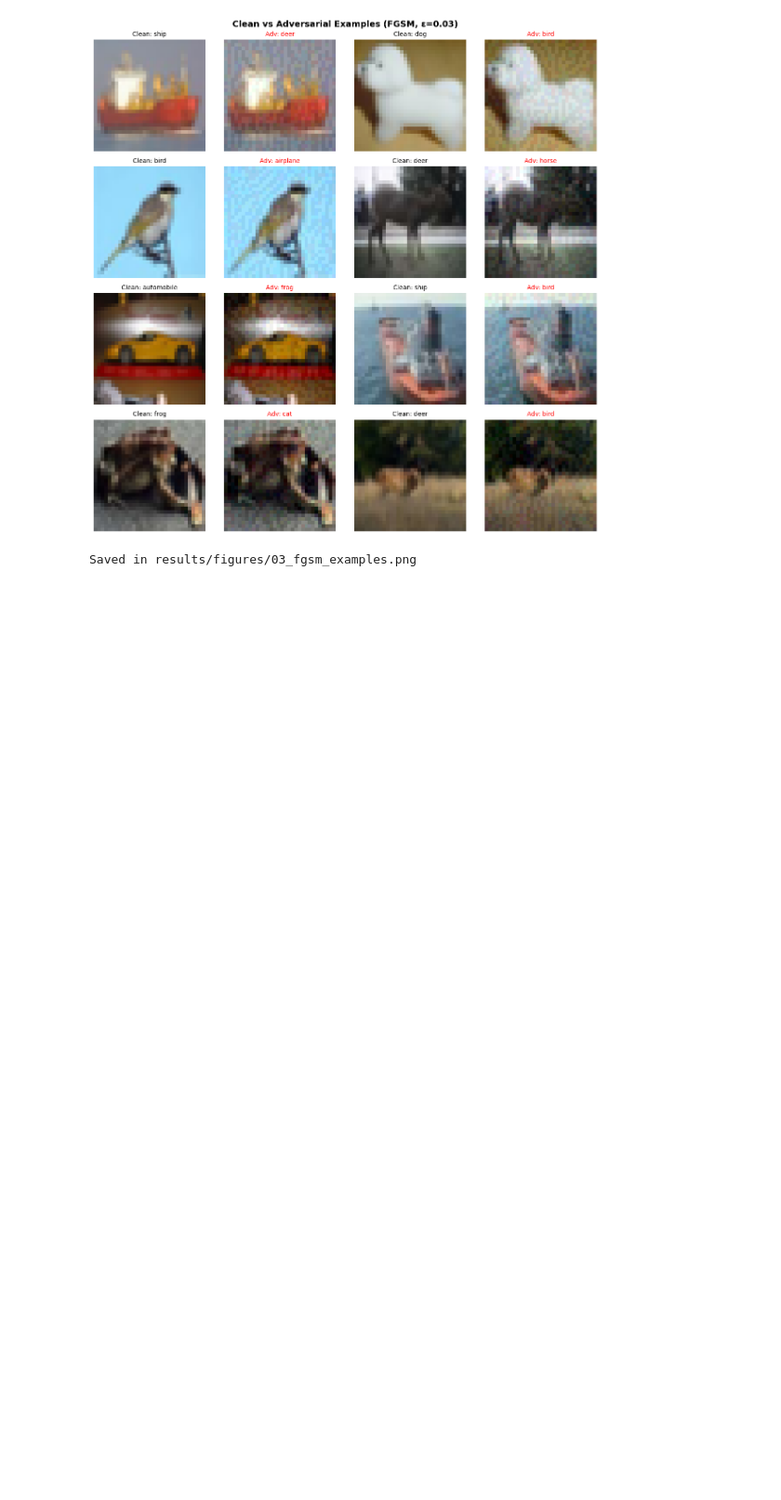
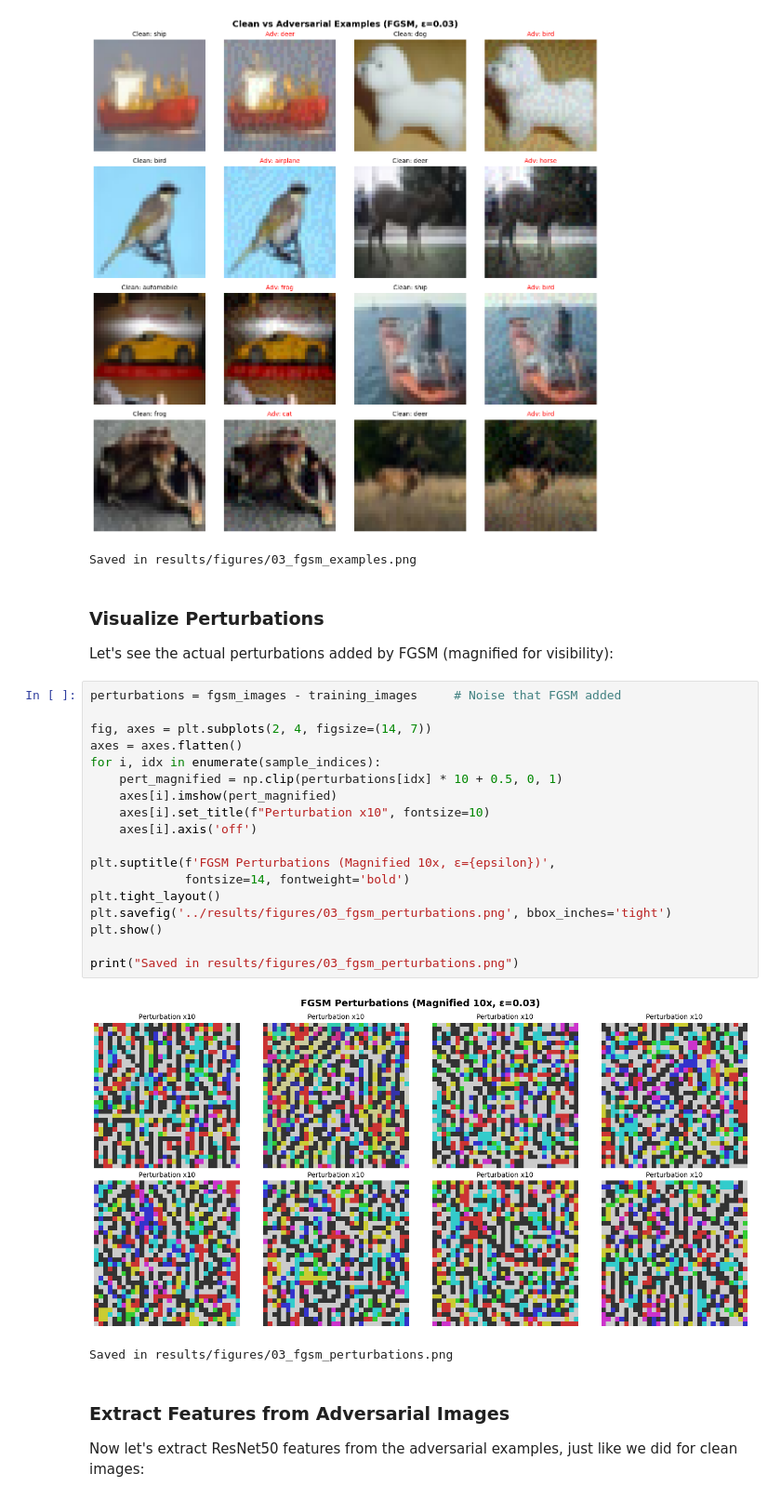
Before and after one commit to ShawarmaOnGit/tda-adversarial-detection, a Jupyter notebook: notebooks/03_adversarial_attacks.ipynb, the cells around one changed output. Shown: that part at 93% size. Drawn from its saved outputs; the diff is of its cells as text; blank space fills up the shorter version.

Commit message:
feat: Visualize FGSM Perturbations for 03_adversarial_attacks.ipynb

```diff
--- a/notebooks/03_adversarial_attacks.ipynb
+++ b/notebooks/03_adversarial_attacks.ipynb
@@ -243,3 +243,32 @@ print("Saved in results/figures/03_fgsm_examples.png")
 # %% [output]
 [figure]
 Saved in results/figures/03_fgsm_examples.png
+# %% [markdown]
+### Visualize Perturbations
+
+Let's see the actual perturbations added by FGSM (magnified for visibility):
+# %%
+perturbations = fgsm_images - training_images     # Noise that FGSM added
+
+fig, axes = plt.subplots(2, 4, figsize=(14, 7))
+axes = axes.flatten()
+for i, idx in enumerate(sample_indices):
+    pert_magnified = np.clip(perturbations[idx] * 10 + 0.5, 0, 1)
+    axes[i].imshow(pert_magnified)
+    axes[i].set_title(f"Perturbation x10", fontsize=10)
+    axes[i].axis('off')
+
+plt.suptitle(f'FGSM Perturbations (Magnified 10x, ε={epsilon})',
+             fontsize=14, fontweight='bold')
+plt.tight_layout()
+plt.savefig('../results/figures/03_fgsm_perturbations.png', bbox_inches='tight')
+plt.show()
+
+print("Saved in results/figures/03_fgsm_perturbations.png")
+# %% [output]
+[figure, added]
+Saved in results/figures/03_fgsm_perturbations.png
+# %% [markdown]
+### Extract Features from Adversarial Images
+
+Now let's extract ResNet50 features from the adversarial examples, just like we did for clean images:
```
Also changed, not shown: 1 other file.
